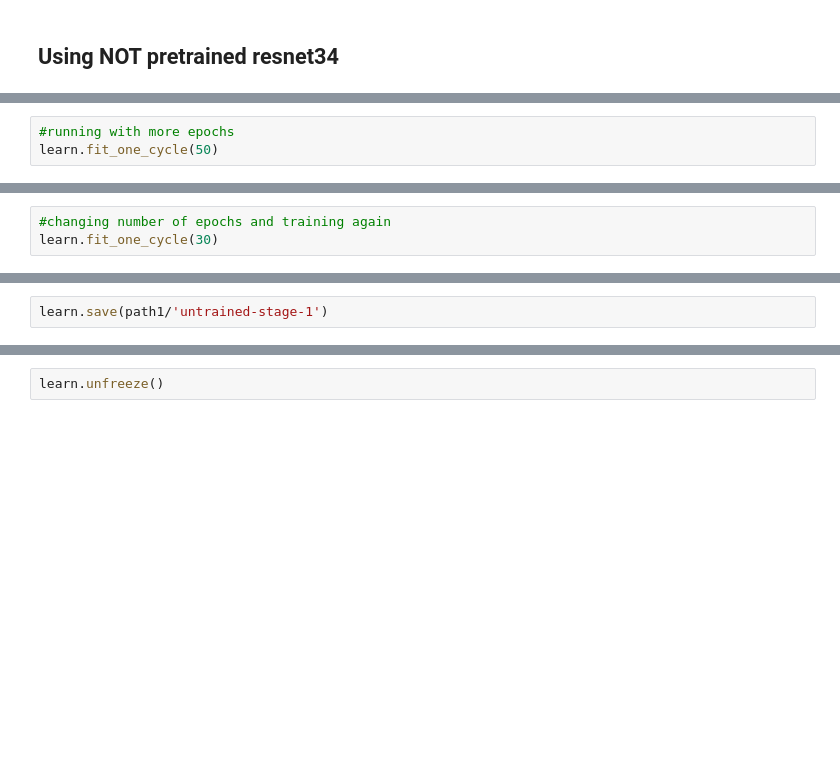
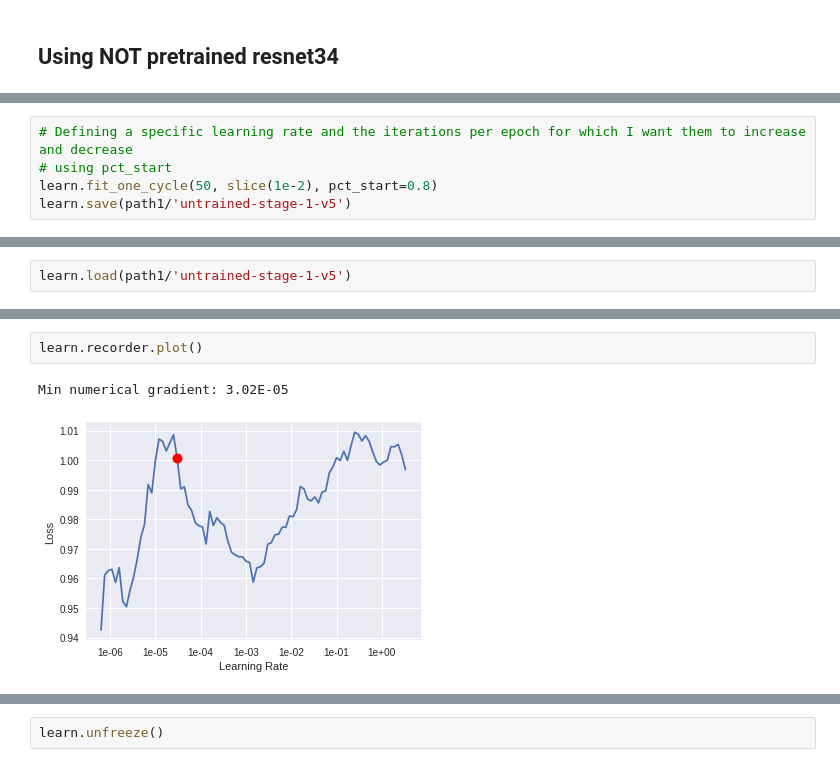
Before and after one commit to abhinaya08/cognitive_analytics, a Jupyter notebook: Assignment 1/Assignment1_q6.ipynb, the cells around one changed output, grey strips where cells are left out. Saved outputs shown, nothing was run; the diff lists cells and outputs as text; blank space fills up the shorter version.

```diff
--- a/Assignment 1/Assignment1_q6.ipynb
+++ b/Assignment 1/Assignment1_q6.ipynb
@@ -75,3 +107,0 @@ learn.fit_one_cycle(5)
-# %%
-#running with more epochs
-learn.fit_one_cycle(50)
@@ -115,3 +108,5 @@ We can observe overfitting following epoch 30. Unfreezing the layers and trainin
-# %%
-#changing number of epochs and training again
-learn.fit_one_cycle(30)
+# %%
+# Defining a specific learning rate and the iterations per epoch for which I want them to increase and decrease
+# using pct_start
+learn.fit_one_cycle(50, slice(1e-2), pct_start=0.8)
+learn.save(path1/'untrained-stage-1-v5')
@@ -118,2 +131,2 @@ learn.fit_one_cycle(30)
 # %%
-learn.save(path1/'untrained-stage-1')
+learn.load(path1/'untrained-stage-1-v5')
@@ -119,0 +161,5 @@ learn.save(path1/'untrained-stage-1')
+# %%
+learn.recorder.plot()
+# %% [output]
+Min numerical gradient: 3.02E-05
+[figure, added]
```
Also changed, not shown: parts of 46 cells of this notebook.
